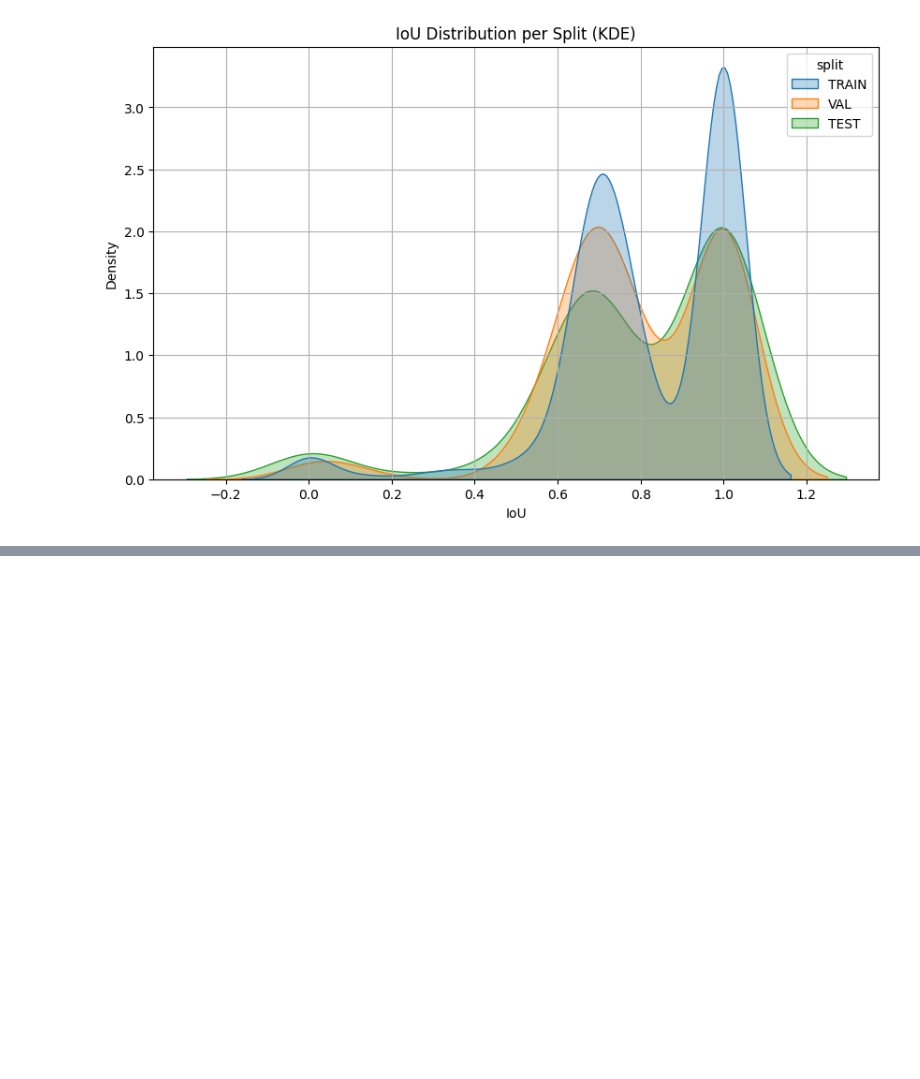
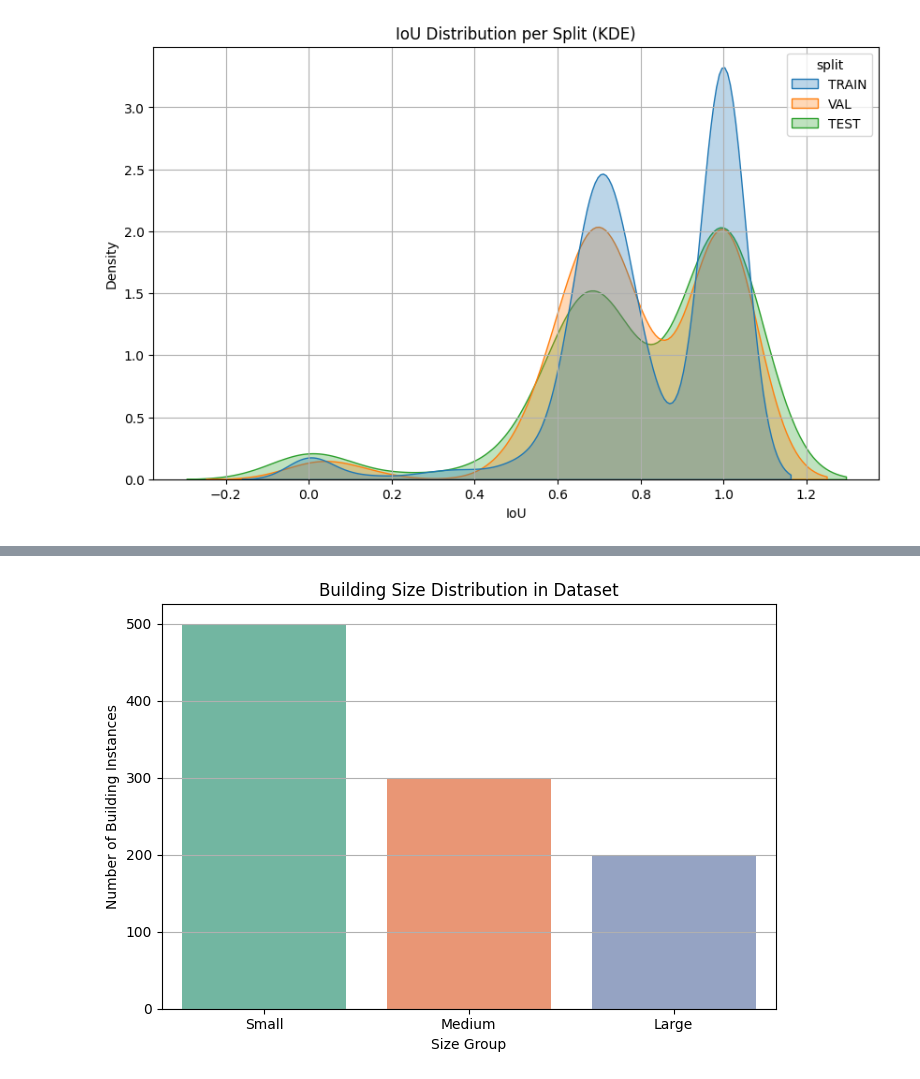
Before and after one commit to paster489/LMY, a Jupyter notebook: inference.ipynb, the cells around one changed output, grey strips where cells are left out. Drawn from its saved outputs; the diff is of its cells as text; code cells hidden in the pictures; blank space fills up the shorter version.

```diff
--- a/inference.ipynb
+++ b/inference.ipynb
@@ -979,0 +1165,47 @@ plt.show()
+# %%
+# Re-import required packages due to kernel reset
+import pandas as pd
+import seaborn as sns
+import matplotlib.pyplot as plt
+
+# Simulate df_buildings with GT_area column for demonstration
+import numpy as np
+np.random.seed(42)
+df_buildings = pd.DataFrame({
+    "GT_area": np.concatenate([
+        np.random.randint(50, 500, 500),     # Small
+        np.random.randint(500, 5000, 300),   # Medium
+        np.random.randint(5000, 20000, 200)  # Large
+    ])
+})
+
+
+
+# gt_areas = np.concatenate([
+#     np.random.randint(50, 300, 100),     # Small buildings
+#     np.random.randint(500, 3000, 100),   # Medium buildings
+#     np.random.randint(5000, 20000, 100)  # Large buildings
+# ])
+
+
+# Categorize into size groups
+df_buildings["SizeGroup"] = pd.cut(
+    df_buildings["GT_area"],
+    bins=[0, 500, 5000, float("inf")],
+    labels=["Small", "Medium", "Large"]
+)
+
+# Count number of building instances by size group
+size_counts = df_buildings["SizeGroup"].value_counts().sort_index()
+
+# Plot bar chart of distribution
+plt.figure(figsize=(7, 5))
+sns.barplot(x=size_counts.index, y=size_counts.values, palette="Set2")
+plt.title("Building Size Distribution in Dataset")
+plt.xlabel("Size Group")
+plt.ylabel("Number of Building Instances")
+plt.grid(True, axis='y')
+plt.tight_layout()
+plt.show()
+# %% [output]
+[figure, added]
```
Also changed, not shown: parts of 6 cells of this notebook.
